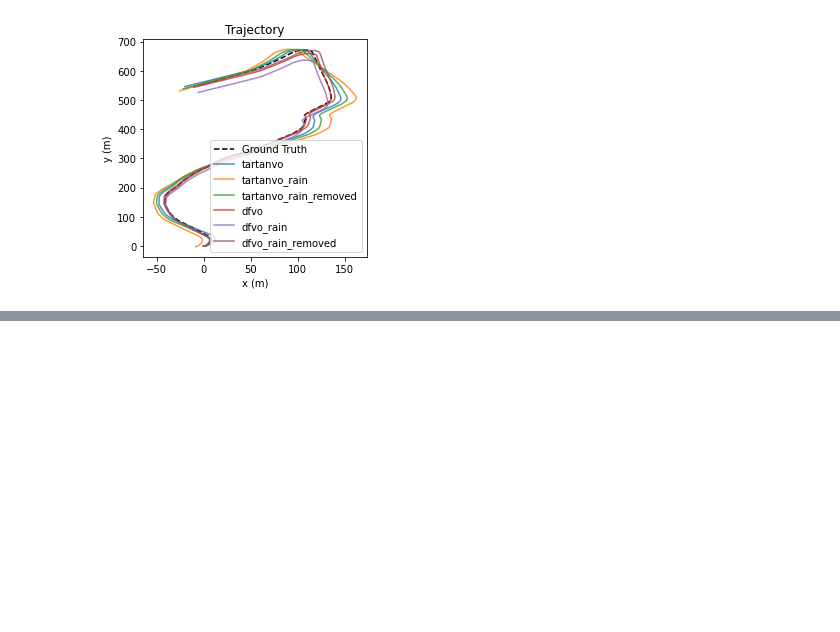
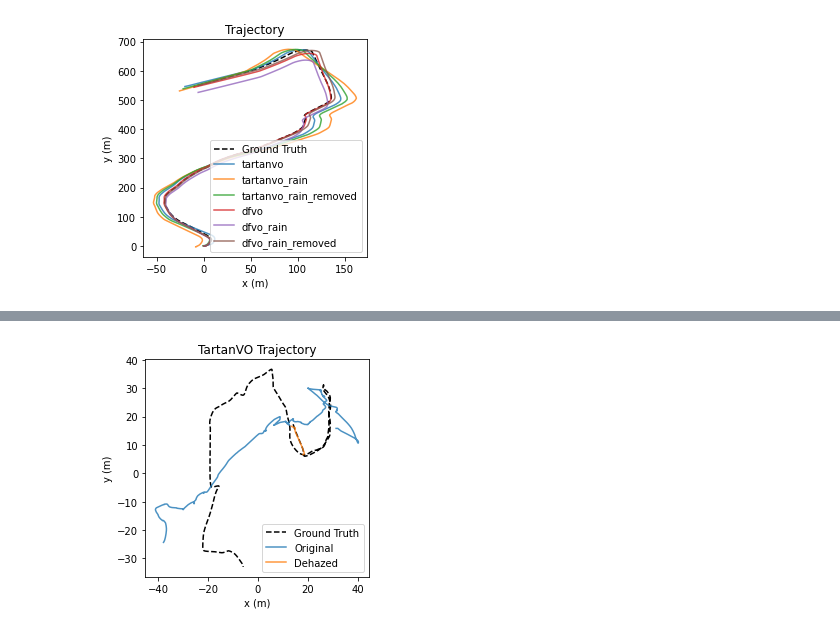
Before and after one commit to ztonege/CMU_16-833_SLAM_Final, a Jupyter notebook: TartanVO/plot_and_evaluate.ipynb, the cells around one changed output, grey strips where cells are left out. Cells and saved outputs as stored; diff of their text form; code cells hidden in the pictures; blank space fills up the shorter version.

```diff
--- a/TartanVO/plot_and_evaluate.ipynb
+++ b/TartanVO/plot_and_evaluate.ipynb
@@ -69,0 +118,24 @@ for est_poses, name in zip([tartanvo_est, tartanvo_rain_est, tartanvo_de_rain_es
+# %%
+# End Of World
+tartanvo_rain_path = "results/experiments/tartanair_endofworld_P000.txt"
+tartanvo_de_rain_path = "results/experiments/tartanair_endofworld_P000_dehazed_sample.txt"
+
+dfvo_rain_path = "/home/ntsai/repos/repo/CMU_16-833_SLAM_Final/DF-VO/result/endofworld_P000/endofworld_P000.txt"
+dfvo_de_rain_path = "/home/ntsai/repos/repo/CMU_16-833_SLAM_Final/DF-VO/result/endofworld_P000_dehazed_sample/endofworld_P000_dehazed_sample.txt"
+gt_path = "/data/datasets/ntsai/vo/tartanair/endofworld/endofworld/Easy/P000/pose_left.txt"
+# %%
+from transform_format import transform
+
+tartanvo_rain_est = np.loadtxt(tartanvo_rain_path)
+tartanvo_de_rain_est = np.loadtxt(tartanvo_de_rain_path)
+
+gt = np.loadtxt(gt_path)
+
+dfvo_rain_est = np.loadtxt(dfvo_rain_path)
+dfvo_rain_est = transform(dfvo_rain_est, "df", "tartan")
+dfvo_de_rain_est = np.loadtxt(dfvo_de_rain_path)
+dfvo_de_rain_est = transform(dfvo_de_rain_est, "df", "tartan")
+# %%
+plot_traj(gt, [tartanvo_rain_est, tartanvo_de_rain_est], ["Original", "Dehazed"], True, savefigname="results/images/endofworld_P000_dehazed_sample_tartanvo_trajectory.png", title="TartanVO Trajectory")
+# %% [output]
+[figure, added]
```
Also changed, not shown: parts of 13 cells of this notebook.
